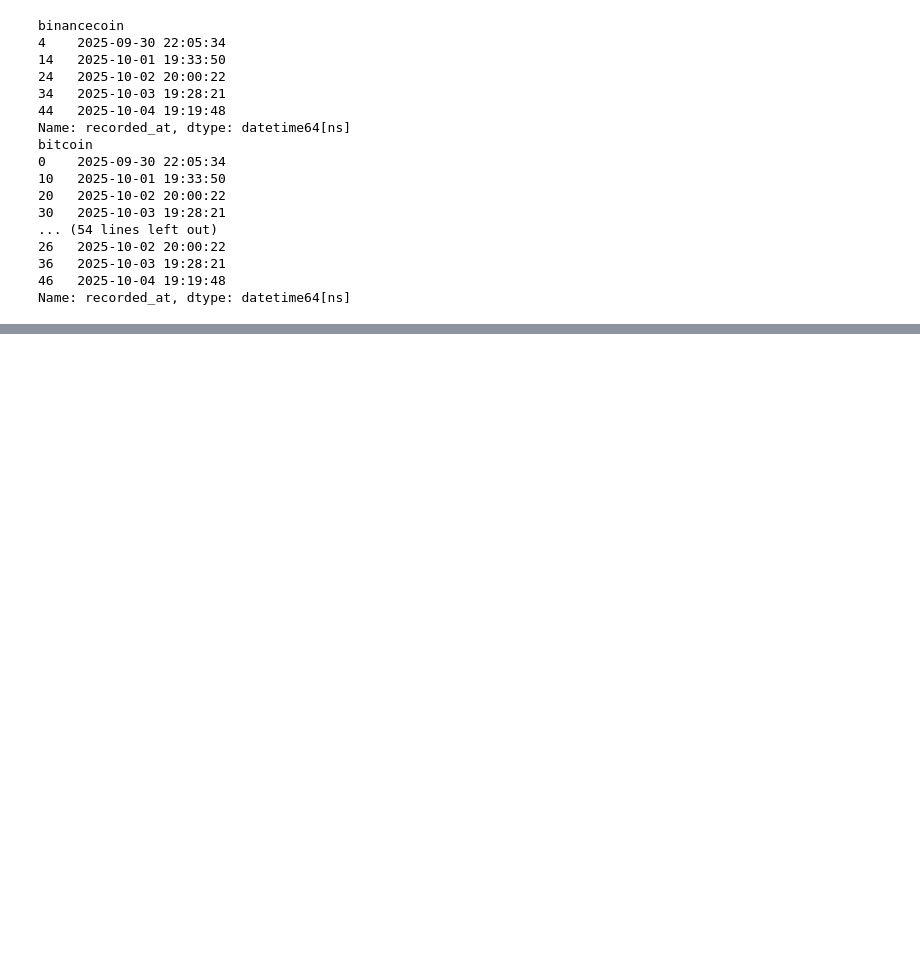
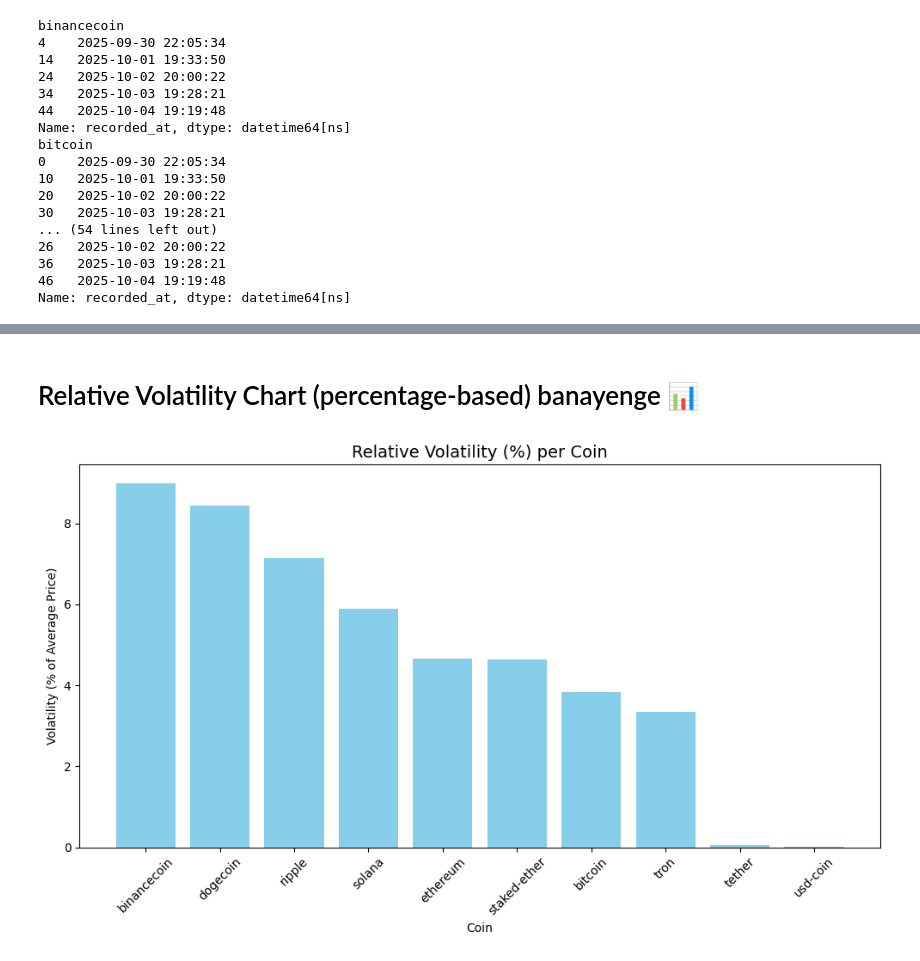
Before and after one commit to rmszk/Data-Analytics-Practice, a Jupyter notebook: Projects/2 Crypto API + Pandas + MySQL/crypto.ipynb, the cells around one changed output, grey strips where cells are left out. Saved outputs shown, nothing was run; the diff lists cells and outputs as text; code cells hidden in the pictures; blank space fills up the shorter version.

```diff
--- a/Projects/2 Crypto API + Pandas + MySQL/crypto.ipynb
+++ b/Projects/2 Crypto API + Pandas + MySQL/crypto.ipynb
@@ -288,0 +358,25 @@ plt.show()
+# %% [markdown]
+# Relative Volatility Chart (percentage-based) banayenge 📊
+# %%
+import matplotlib.pyplot as plt
+
+# Har coin ka std aur mean nikalte hain
+coin_stats = df1.groupby("id")["current_price"].agg(["mean", "std"])
+
+# Relative volatility = (std / mean) * 100
+coin_stats["volatility_%"] = (coin_stats["std"] / coin_stats["mean"]) * 100
+
+# Sort karte hain descending order me
+coin_stats = coin_stats.sort_values("volatility_%", ascending=False)
+
+# Plot
+plt.figure(figsize=(10,6))
+plt.bar(coin_stats.index, coin_stats["volatility_%"], color='skyblue')
+plt.title("Relative Volatility (%) per Coin", fontsize=14)
+plt.xlabel("Coin")
+plt.ylabel("Volatility (% of Average Price)")
+plt.xticks(rotation=45)
+plt.tight_layout()
+plt.show()
+# %% [output]
+[figure, added]
```
Also changed, not shown: parts of 22 cells of this notebook, 2 other files.
